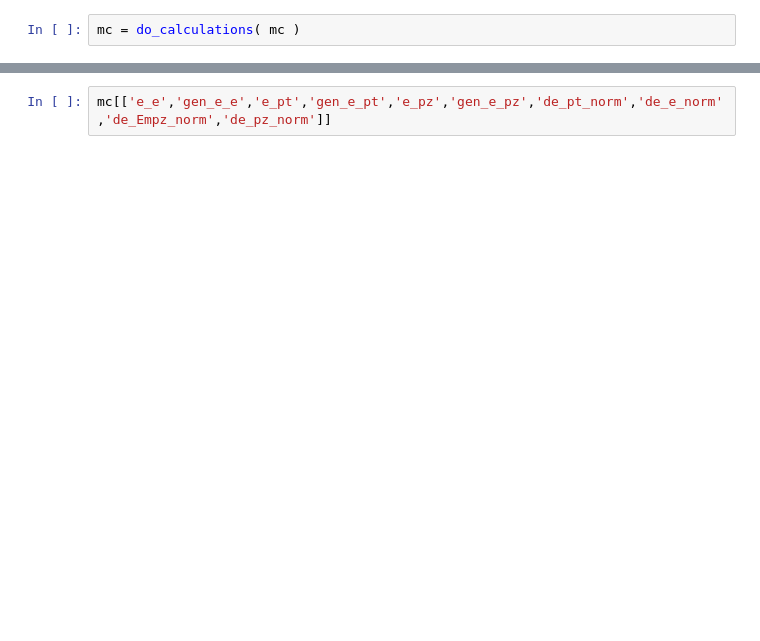
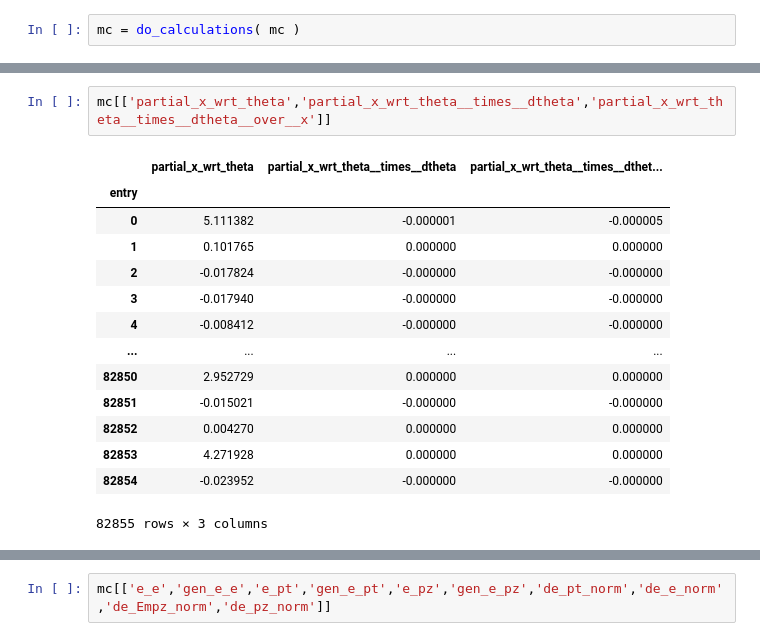
Before and after one commit to owen234/DIS-reco, a Jupyter notebook: electron-resolution-study.ipynb, the cells around one changed output, grey strips where cells are left out. Saved outputs shown, nothing was run; the diff lists cells and outputs as text; blank space fills up the shorter version.

```diff
--- a/electron-resolution-study.ipynb
+++ b/electron-resolution-study.ipynb
@@ -88,0 +127,17 @@ mc = do_calculations( mc )
+# %%
+mc[['partial_x_wrt_theta','partial_x_wrt_theta__times__dtheta','partial_x_wrt_theta__times__dtheta__over__x']]
+# %% [output]
+|  | partial_x_wrt_theta | partial_x_wrt_theta__times__dtheta | partial_x_wrt_theta__times__dthet... |
+| entry |  |  |  |
+| 0 | 5.111382 | -0.000001 | -0.000005 |
+| 1 | 0.101765 | 0.000000 | 0.000000 |
+| 2 | -0.017824 | -0.000000 | -0.000000 |
+| 3 | -0.017940 | -0.000000 | -0.000000 |
+| 4 | -0.008412 | -0.000000 | -0.000000 |
+| ... | ... | ... | ... |
+| 82850 | 2.952729 | 0.000000 | 0.000000 |
+| 82851 | -0.015021 | -0.000000 | -0.000000 |
+| 82852 | 0.004270 | 0.000000 | 0.000000 |
+| 82853 | 4.271928 | 0.000000 | 0.000000 |
+| 82854 | -0.023952 | -0.000000 | -0.000000 |
+82855 rows × 3 columns
```
Also changed, not shown: parts of 6 cells of this notebook.
